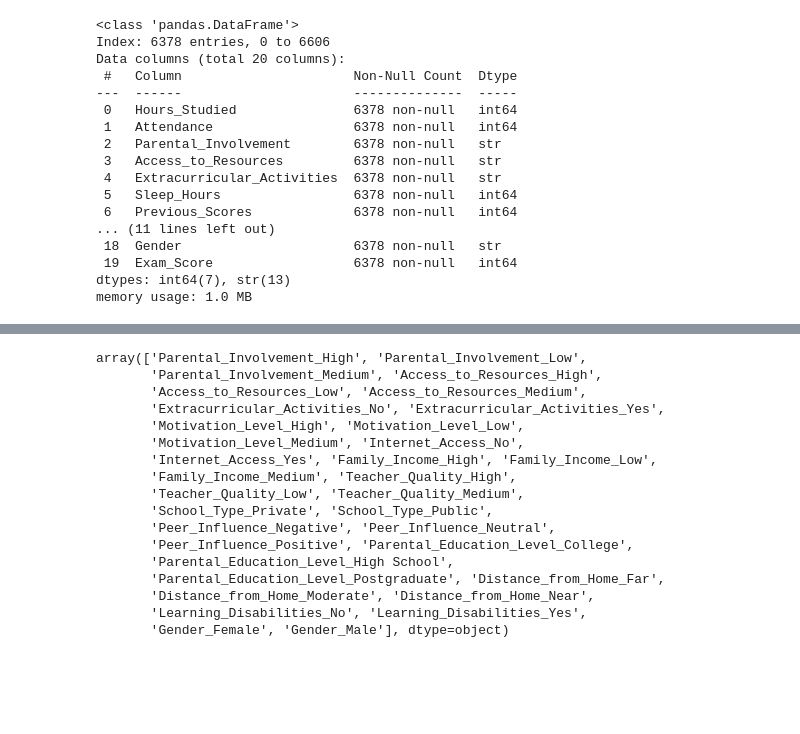
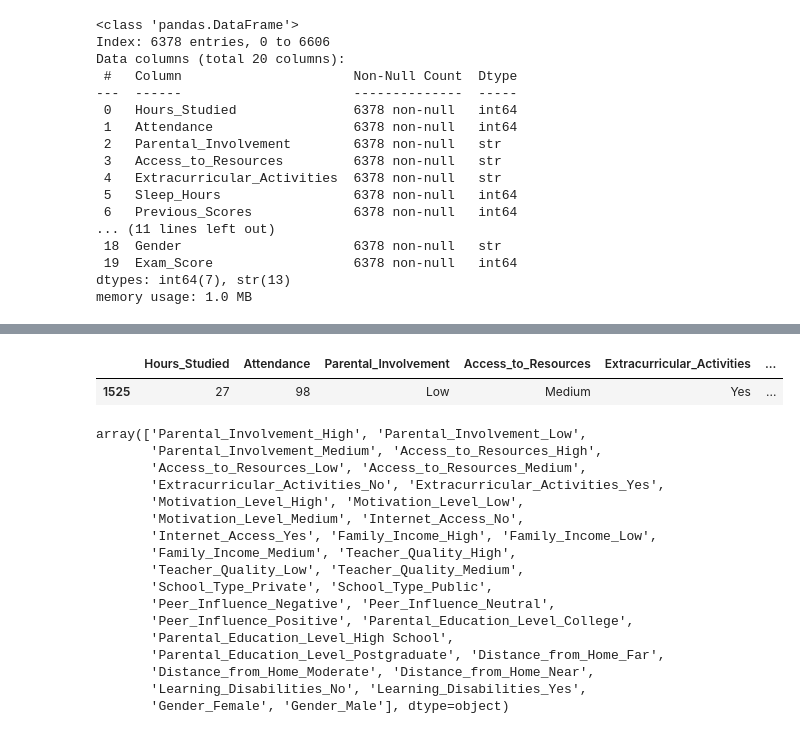
Before and after one commit to CircleCube89/didactic-pancake-AI-stuff, a Jupyter notebook: project/notebooks/eda.ipynb, the cells around one changed output, grey strips where cells are left out. Cells and saved outputs as stored; diff of their text form; code cells hidden in the pictures; blank space fills up the shorter version.

```diff
--- a/project/notebooks/eda.ipynb
+++ b/project/notebooks/eda.ipynb
@@ -109,6 +109,11 @@ dataset.describe()
 | 50% | 20.000000 | 80.000000 | 7.000000 | 75.000000 | 1.000000 | 3.000000 | ... |
 | 75% | 24.000000 | 90.000000 | 8.000000 | 88.000000 | 2.000000 | 4.000000 | ... |
 | max | 44.000000 | 100.000000 | 10.000000 | 100.000000 | 8.000000 | 6.000000 | ... |
+# %%
+dataset[dataset.Exam_Score==101]
+# %% [output]
+|  | Hours_Studied | Attendance | Parental_Involvement | Access_to_Resources | Extracurricular_Activities | ... |
+| 1525 | 27 | 98 | Low | Medium | Yes | ... |
 # %%
 for i in range(5):
     r  = randint(0,dataset.shape[0])
```
Also changed, not shown: 5 other files.
